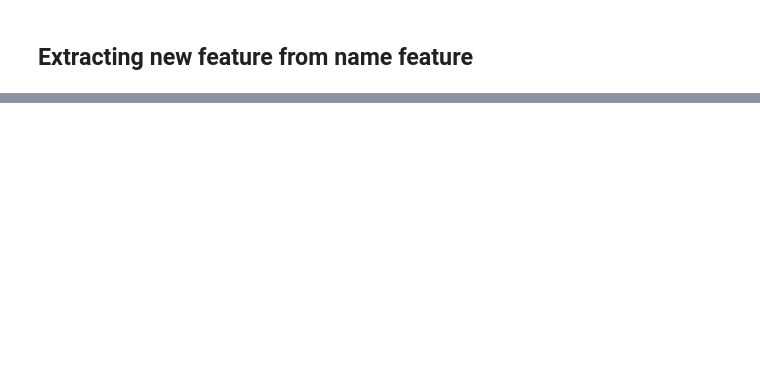
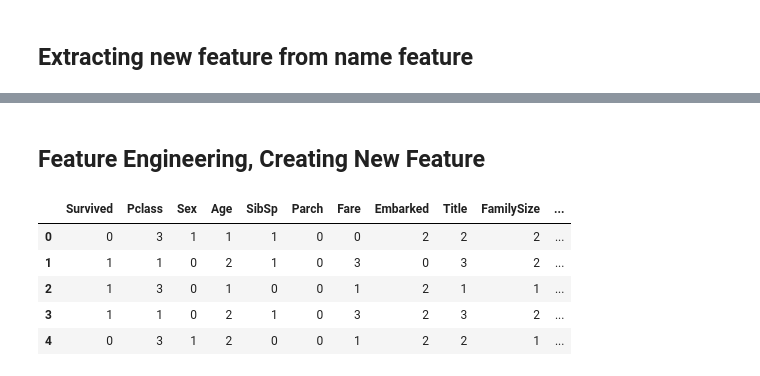
Before and after one commit to Yogesh0502/Titanic-Kaggle-Predication, a Jupyter notebook: Final Approach.ipynb, the cells around one changed output, grey strips where cells are left out. Saved outputs shown, nothing was run; the diff lists cells and outputs as text; code cells hidden in the pictures; blank space fills up the shorter version.

```diff
--- a/Final Approach.ipynb
+++ b/Final Approach.ipynb
@@ -122,0 +335,3 @@ for dataset in combine:
+# %%
+train_df['Fare']=LE.fit_transform(train_df['Fare'])
+train_df.head()
@@ -122,0 +348,20 @@ for dataset in combine:
+# %% [markdown]
+## Feature Engineering, Creating New Feature
+# %%
+train_df['FamilySize']=train_df['SibSp']+train_df['Parch']+1
+test_df['FamilySize']=test_df['SibSp']+test_df['Parch']+1
+# %%
+train_df['IsAlone']=1
+test_df['IsAlone']=1
+# %%
+train_df['IsAlone'].loc[train_df['FamilySize']>1]=0
+test_df['IsAlone'].loc[test_df['FamilySize']>1]=0
+# %%
+train_df.head()
+# %% [output]
+|  | Survived | Pclass | Sex | Age | SibSp | Parch | Fare | Embarked | Title | FamilySize | ... |
+| 0 | 0 | 3 | 1 | 1 | 1 | 0 | 0 | 2 | 2 | 2 | ... |
+| 1 | 1 | 1 | 0 | 2 | 1 | 0 | 3 | 0 | 3 | 2 | ... |
+| 2 | 1 | 3 | 0 | 1 | 0 | 0 | 1 | 2 | 1 | 1 | ... |
+| 3 | 1 | 1 | 0 | 2 | 1 | 0 | 3 | 2 | 3 | 2 | ... |
+| 4 | 0 | 3 | 1 | 2 | 0 | 0 | 1 | 2 | 2 | 1 | ... |
```
Also changed, not shown: parts of 58 cells of this notebook, 1 other file.
